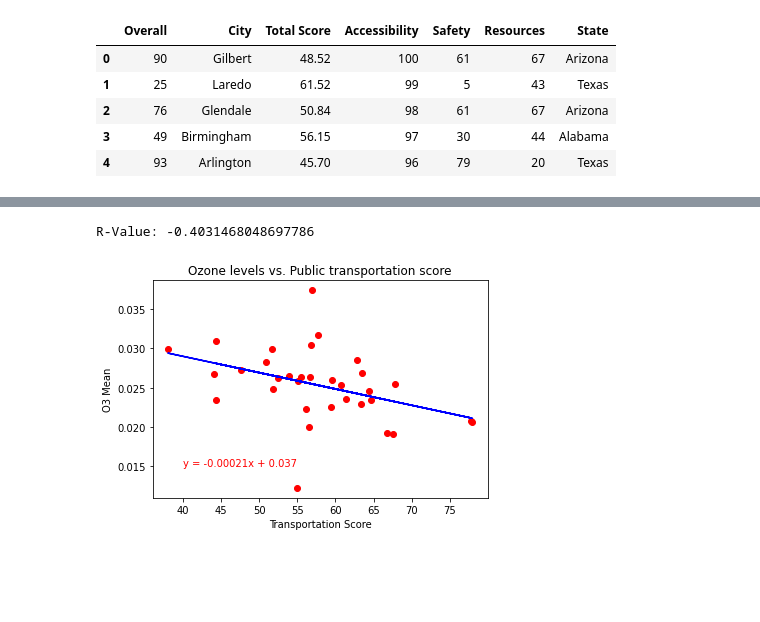
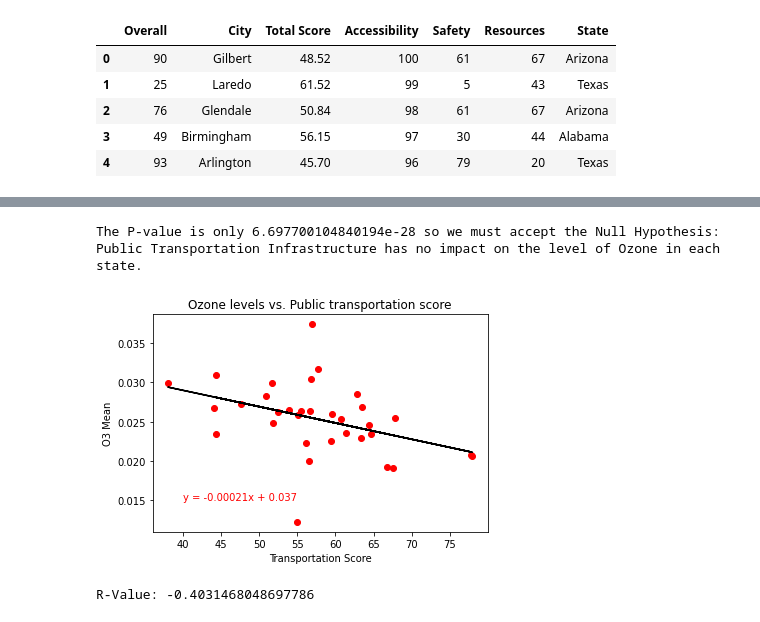
Before and after one commit to Wes90/Climate-DEchangers, a Jupyter notebook: Overall_findings.ipynb, the cells around one changed output, grey strips where cells are left out. Saved outputs shown, nothing was run; the diff lists cells and outputs as text; code cells hidden in the pictures; blank space fills up the shorter version.

```diff
--- a/Overall_findings.ipynb
+++ b/Overall_findings.ipynb
@@ -184,13 +213,24 @@ R-Value: -0.04041105300347709
 # %%
-plt.scatter(aq_transpo['SO2 Mean'], aq_transpo['Transportation Score'],c='green')
+plt.scatter(aq_transpo['Transportation Score'],aq_transpo['SO2 Mean'],cmap='PuBu')
 plt.xlabel('SO2 Mean')
 plt.ylabel('Transportation Score')
 plt.title('Sulfur Dioxide levels vs. Public transportation score')
-(slope, inter, rval, pval, stderr) = linregress(aq_transpo['SO2 Mean'],aq_transpo['Transportation Score'])
-equation_thing = aq_transpo['SO2 Mean'] * slope + inter
+(slope, inter, rval, pval, stderr) = linregress(aq_transpo['Transportation Score'],aq_transpo['SO2 Mean'])
+equation_thing = aq_transpo['Transportation Score'] * slope + inter
 equation_string = f"y = {round(slope,3)}x + {round(inter,3)}"
-plt.plot(aq_transpo['SO2 Mean'], equation_thing,'r-')
-plt.text(4,70,equation_string,c='red')
+plt.plot(aq_transpo['Transportation Score'], equation_thing,'-',color='black')
+plt.text(45,5,equation_string,c='red')
+# Hypothesis testing
+from scipy import stats
+Null = 'Public Transportation Infrastructure has no impact on the level of Sulfur Dioxide in each state.'
+Alternative = 'Public Transportation Infrastructure has an impact on the level of Ozone in each state.'
+stats, pval = stats.ttest_ind(aq_transpo['Transportation Score'],aq_transpo['SO2 Mean'], equal_var=False)
+if pval < .5:
+    print(f'The P-value is only {round(pval,6)} so we must accept the Null Hypothesis:')
+    print(Null)
+else:
+    print(f'The P-value is {round(pval,4)} so we proved the altervative hypothesis')
+    print(Alternative)
 plt.show()
 print(f'R-Value: {rval}')
 # %% [output]
@@ -199,15 +241,28 @@ R-Value: -0.11092648809339511
 # %%
 plt.scatter(aq_transpo['Transportation Score'],aq_transpo['O3 Mean'],c='red')
 plt.ylabel('O3 Mean')
 plt.xlabel('Transportation Score')
 plt.title('Ozone levels vs. Public transportation score')
 (slope, inter, rval, pval, stderr) = linregress(aq_transpo['Transportation Score'],aq_transpo['O3 Mean'])
 equation_thing = aq_transpo['Transportation Score'] * slope + inter
 equation_string = f"y = {round(slope,5)}x + {round(inter,3)}"
-plt.plot(aq_transpo['Transportation Score'], equation_thing,'b-')
+plt.plot(aq_transpo['Transportation Score'], equation_thing,'-',color='black')
 plt.text(40,.015,equation_string,c='red')
+# Hypothesis testing
+from scipy import stats
+Null = 'Public Transportation Infrastructure has no impact on the level of Ozone in each state.'
+Alternative = 'Public Transportation Infrastructure has an impact on the level of Ozone in each state.'
+stats, pval = stats.ttest_ind(aq_transpo['Transportation Score'],aq_transpo['O3 Mean'], equal_var=False)
+if pval < .5:
+    print(f'The P-value is only {pval} so we must accept the Null Hypothesis:')
+    print(Null)
+else:
+    print(f'The P-value is {round(pval,4)} so we proved the altervative hypothesis')
+    print(Alternative)
+plt.show()
 print(f'R-Value: {rval}')
-plt.show()
 # %% [output]
-R-Value: -0.4031468048697786
+The P-value is only 6.697700104840194e-28 so we must accept the Null Hypothesis:
+Public Transportation Infrastructure has no impact on the level of Ozone in each state.
-[figure, old version]
+[figure, new version]
+R-Value: -0.4031468048697786
```
Also changed, not shown: parts of 7 cells of this notebook, 3 other files.
